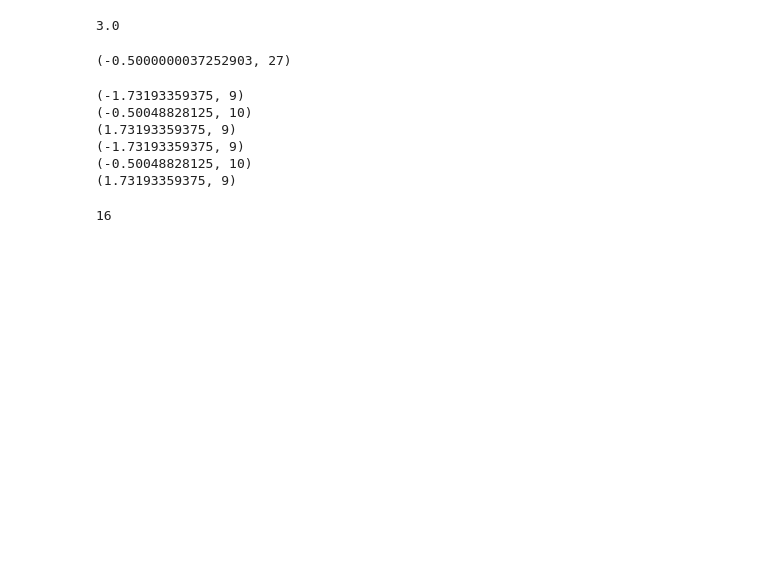
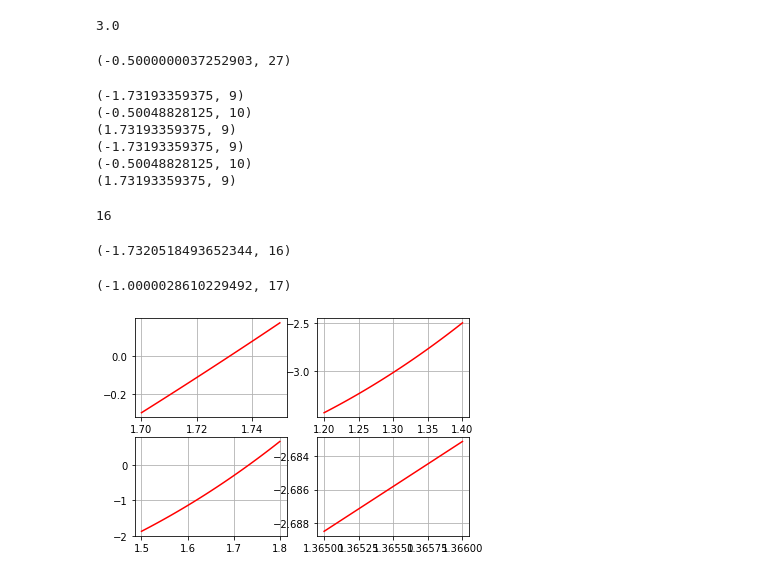
Before and after one commit to MohamedAmineBoufares/TP_Analyse_Num, a Jupyter notebook: TP1_2DNI.ipynb, the cells around one changed output. Saved outputs shown, nothing was run; the diff lists cells and outputs as text; code cells hidden in the pictures; blank space fills up the shorter version.

```diff
--- a/TP1_2DNI.ipynb
+++ b/TP1_2DNI.ipynb
@@ -83,3 +83,42 @@ def itteration(a,b,k):
 itteration(-2,-1.5,5)
 # %% [output]
 16
+# %%
+#alpha 1
+dichow(-2,-1.5,f,10**(-5))
+#à 10^-8
+# %% [output]
+(-1.7320518493652344, 16)
+# %%
+#alpha 2
+dichow(-1.51,-0.5,f,10**(-5))
+#à 10^-8
+# %% [output]
+(-1.0000028610229492, 17)
+# %%
+import numpy as np
+import matplotlib.pyplot as plt
+
+f=lambda x:x**3+x**2-3*x-3
+
+t=np.linspace(1.7,1.75,100)
+plt.subplot(2,2,1)
+plt.plot(t,f(t),'r')
+plt.grid(True)
+#################
+t=np.linspace(1.2,1.4,100)
+plt.subplot(2,2,2)
+plt.plot(t,f(t),'r')
+plt.grid(True)
+#################
+t=np.linspace(1.5,1.8,100)
+plt.subplot(2,2,3)
+plt.plot(t,f(t),'r')
+plt.grid(True)
+#################
+t=np.linspace(1.365,1.366,100)
+plt.subplot(2,2,4)
+plt.plot(t,f(t),'r')
+plt.grid(True)
+# %% [output]
+[figure, added]
```
Also changed, not shown: parts of 12 cells of this notebook.
